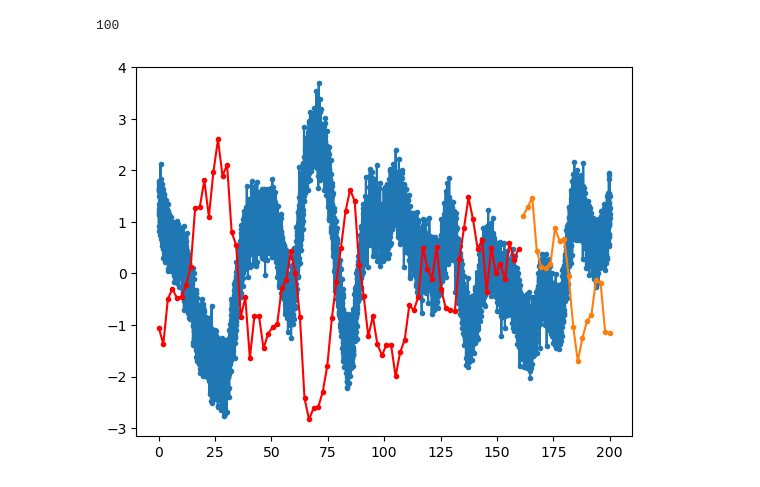
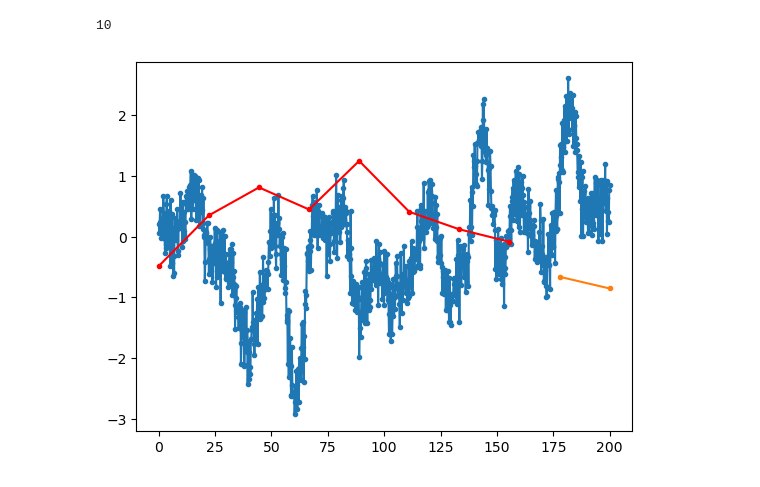
Before and after one commit to JVerbeek/at-gpflow, a Jupyter notebook: experiments/density-stress-test/density-stress-test.ipynb, the cells around one changed output. Drawn from its saved outputs; the diff is of its cells as text; code cells hidden in the pictures.

```diff
--- a/experiments/density-stress-test/density-stress-test.ipynb
+++ b/experiments/density-stress-test/density-stress-test.ipynb
@@ -35,40 +28,40 @@ To enable the following instructions: AVX2 AVX512F AVX512_VNNI AVX512_BF16 FMA,
 # %%
 k = gpf.kernels.RBF(lengthscales=5, variance=1) #+ gpf.kernels.Linear(0.001)
-NDP = 10000
+NDP = 1000
 Xall = np.linspace(0, 200, NDP)
 Yall  = np.random.multivariate_normal(np.zeros_like(Xall), k(Xall.reshape(-1, 1)))
 ind_1 = np.arange(0, NDP, 1)
 ind_2 = np.linspace(0, NDP-1, int(0.01*NDP)).astype(int)
 print(len(ind_2))
 TEST_INDEX = int(0.8*len(ind_2))
 ind_train, ind_test = ind_2[:TEST_INDEX], ind_2[TEST_INDEX:]
 X1, y1 = Xall[ind_1], Yall[ind_1] #+ np.random.multivariate_normal(np.zeros_like(Xall[ind_1]), gpf.kernels.Cosine(variance=1, lengthscales=10)(Xall[ind_1].reshape(-1, 1)))
 X2 = Xall[ind_train]
 y2 = Yall[ind_train]
 
 X2 = X2 - X2[0]
 scalar = -1
 y2 = (scalar * y2 + np.random.normal(0, 0.3, len(y2))).reshape(-1, 1)
 Xtest, ytest = Xall[ind_test], Yall[ind_test]
 ytest =  (ytest * scalar + np.random.normal(0, 0.3, len(ytest))).reshape(-1, 1)
 ytest = ytest
 Xtest = Xtest
 
 y1 = y1.reshape(-1, 1) + np.random.normal(0, 0.3, len(X1)).reshape(-1, 1)
 y2 = y2.reshape(-1, 1)
 X1 = X1.reshape(-1, 1)
 X2 = X2.reshape(-1, 1)
 plt.plot(X1, y1, marker=".")
 plt.plot(X2, y2, marker=".", color="red")
 plt.plot(Xtest, ytest, marker=".")
 X = np.vstack((np.hstack((X1, np.zeros_like(X1))), np.hstack((X2, np.ones_like(X2)))))
 y = np.vstack((np.hstack((y1, np.zeros_like(y1))), np.hstack((y2, np.ones_like(y2)))))
 plt.show()
 X = tf.cast(X, np.float64)
 y = tf.cast(y, np.float64)
 # %% [output]
-100
+10
-[figure, old version]
+[figure, new version]
 # %%
 output_dim = 2  # Number of outputs
 rank = 1  # Rank of W
```
Also changed, not shown: parts of 7 cells of this notebook, 3 other files.
